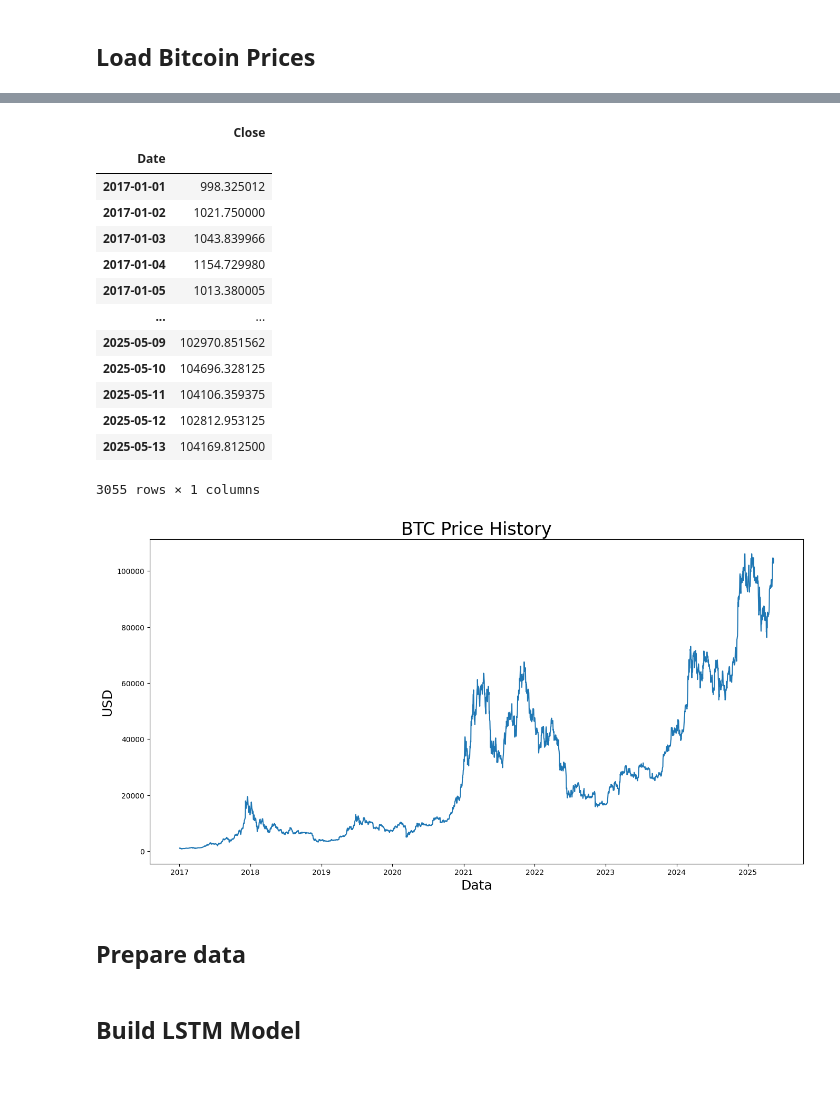
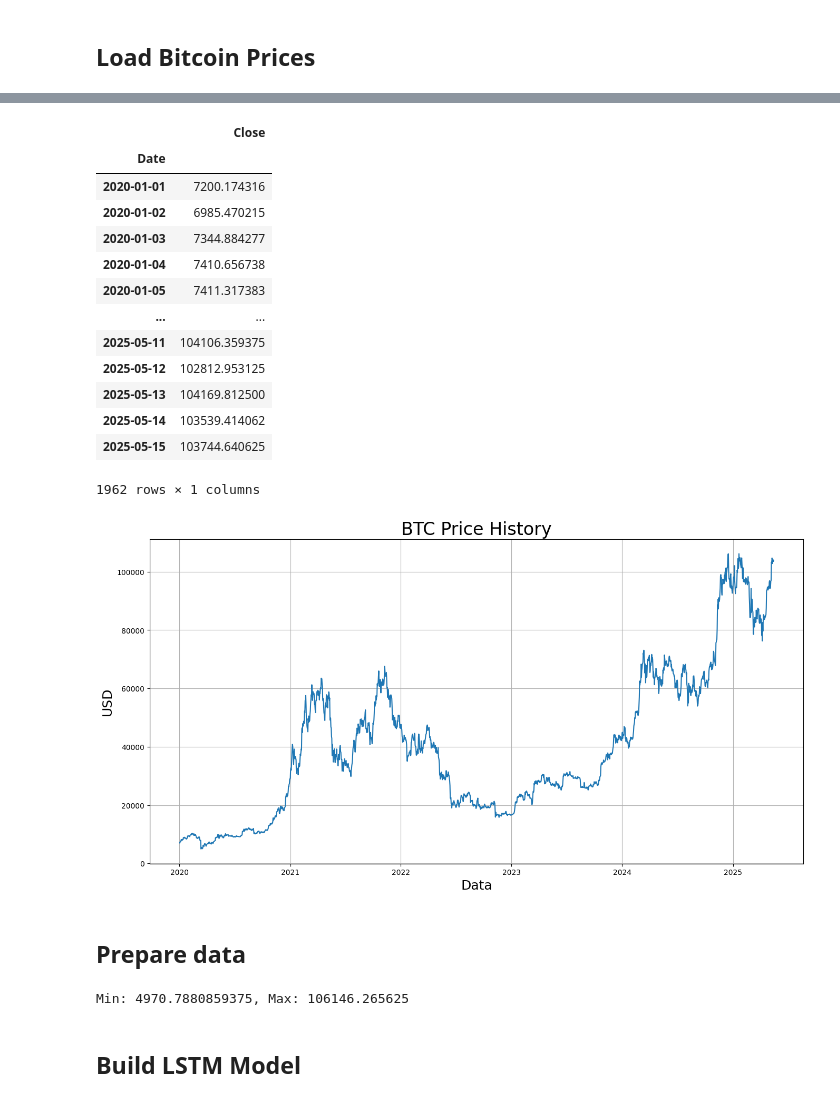
Before and after one commit to LuizTokuhara/ai-study, a Jupyter notebook: neural-network/notebooks/lstm-bitcoin-price.ipynb, the cells around one changed output, grey strips where cells are left out. Cells and saved outputs as stored; diff of their text form; code cells hidden in the pictures.

```diff
--- a/neural-network/notebooks/lstm-bitcoin-price.ipynb
+++ b/neural-network/notebooks/lstm-bitcoin-price.ipynb
@@ -16,6 +16,6 @@ from datetime import datetime, timedelta
 # %% [markdown]
 ## Load Bitcoin Prices
 # %%
-df = yf.download('BTC-USD', start='2017-01-01', end='2025-05-14')
+df = yf.download('BTC-USD', start='2020-01-01', end='2025-05-16')
 df
 # %% [output]
@@ -42,27 +41,28 @@ df_close
 # %% [output]
 |  | Close |
 | Date |  |
-| 2017-01-01 | 998.325012 |
-| 2017-01-02 | 1021.750000 |
-| 2017-01-03 | 1043.839966 |
-| 2017-01-04 | 1154.729980 |
-| 2017-01-05 | 1013.380005 |
+| 2020-01-01 | 7200.174316 |
+| 2020-01-02 | 6985.470215 |
+| 2020-01-03 | 7344.884277 |
+| 2020-01-04 | 7410.656738 |
+| 2020-01-05 | 7411.317383 |
 | ... | ... |
-| 2025-05-09 | 102970.851562 |
-| 2025-05-10 | 104696.328125 |
 | 2025-05-11 | 104106.359375 |
 | 2025-05-12 | 102812.953125 |
 | 2025-05-13 | 104169.812500 |
+| 2025-05-14 | 103539.414062 |
+| 2025-05-15 | 103744.640625 |
-3055 rows × 1 columns
+1962 rows × 1 columns
 # %%
 plt.figure(figsize=(16,8))
 plt.title('BTC Price History', fontsize=24)
 plt.plot(df_close['Close'])
 plt.xlabel('Data', fontsize=18)
 plt.ylabel('USD', fontsize=18)
+plt.grid(True)
 plt.show()
 # %% [output]
-[figure, old version]
+[figure, new version]
 # %% [markdown]
 ## Prepare data
 # %%
@@ -117,6 +117,14 @@ X_test = np.array(X_test)
 
 # Reshape the test data
 X_test = np.reshape(X_test, (X_test.shape[0], X_test.shape[1], 1))
+# %%
+# Check weights
+min_value = scaler.data_min_[0]
+max_value = scaler.data_max_[0]
+
+print(f"Min: {min_value}, Max: {max_value}")
+# %% [output]
+Min: 4970.7880859375, Max: 106146.265625
 # %% [markdown]
 ## Build LSTM Model
 # %%
```
Also changed, not shown: parts of 10 cells of this notebook, 1 other file.
